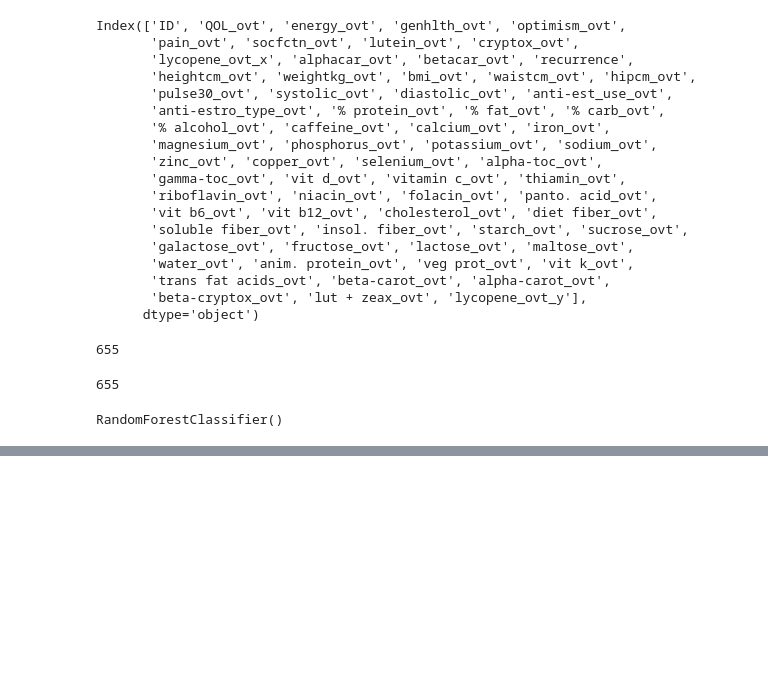
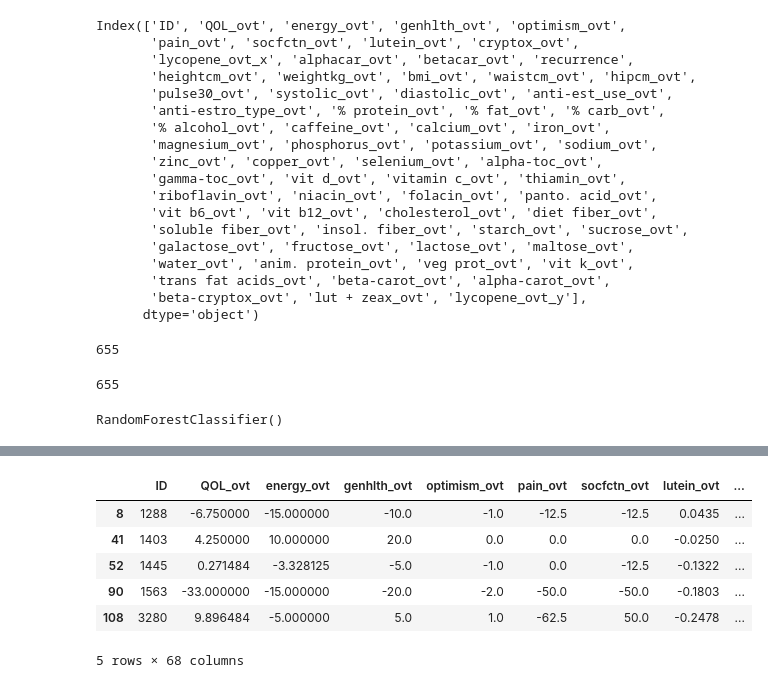
Before and after one commit to pndang/Project_WHEL, a Jupyter notebook: random_forest_model.ipynb, the cells around one changed output, grey strips where cells are left out. Drawn from its saved outputs; the diff is of its cells as text; code cells hidden in the pictures; blank space fills up the shorter version.

```diff
--- a/random_forest_model.ipynb
+++ b/random_forest_model.ipynb
@@ -157,0 +185,10 @@ y_preds = clf.predict(X_test)
+# %%
+df_minor.head()
+# %% [output]
+|  | ID | QOL_ovt | energy_ovt | genhlth_ovt | optimism_ovt | pain_ovt | socfctn_ovt | lutein_ovt | ... |
+| 8 | 1288 | -6.750000 | -15.000000 | -10.0 | -1.0 | -12.5 | -12.5 | 0.0435 | ... |
+| 41 | 1403 | 4.250000 | 10.000000 | 20.0 | 0.0 | 0.0 | 0.0 | -0.0250 | ... |
+| 52 | 1445 | 0.271484 | -3.328125 | -5.0 | -1.0 | 0.0 | -12.5 | -0.1322 | ... |
+| 90 | 1563 | -33.000000 | -15.000000 | -20.0 | -2.0 | -50.0 | -50.0 | -0.1803 | ... |
+| 108 | 3280 | 9.896484 | -5.000000 | 5.0 | 1.0 | -62.5 | 50.0 | -0.2478 | ... |
+5 rows × 68 columns
```
Also changed, not shown: parts of 22 cells of this notebook.
